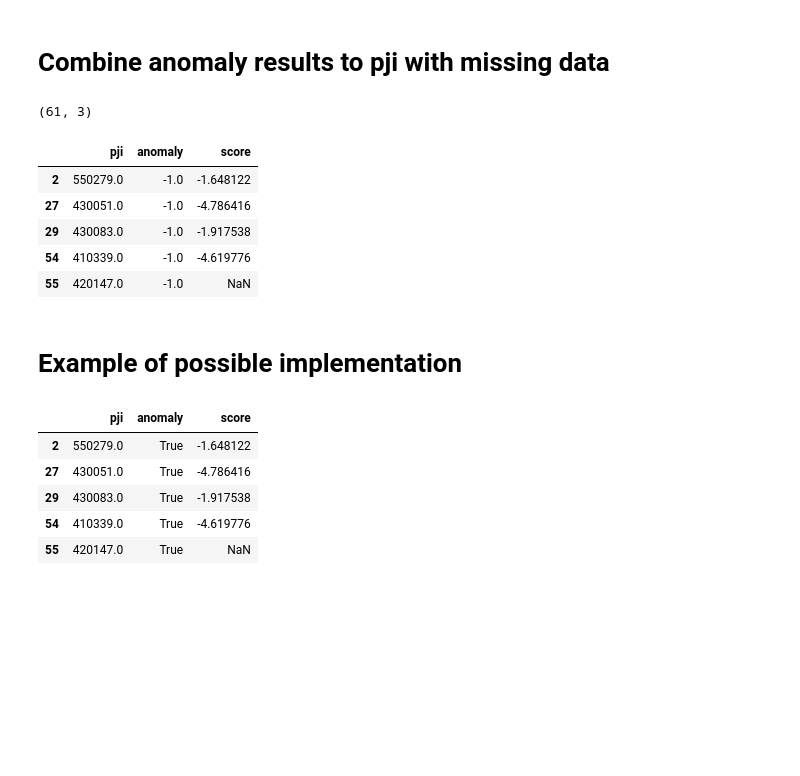
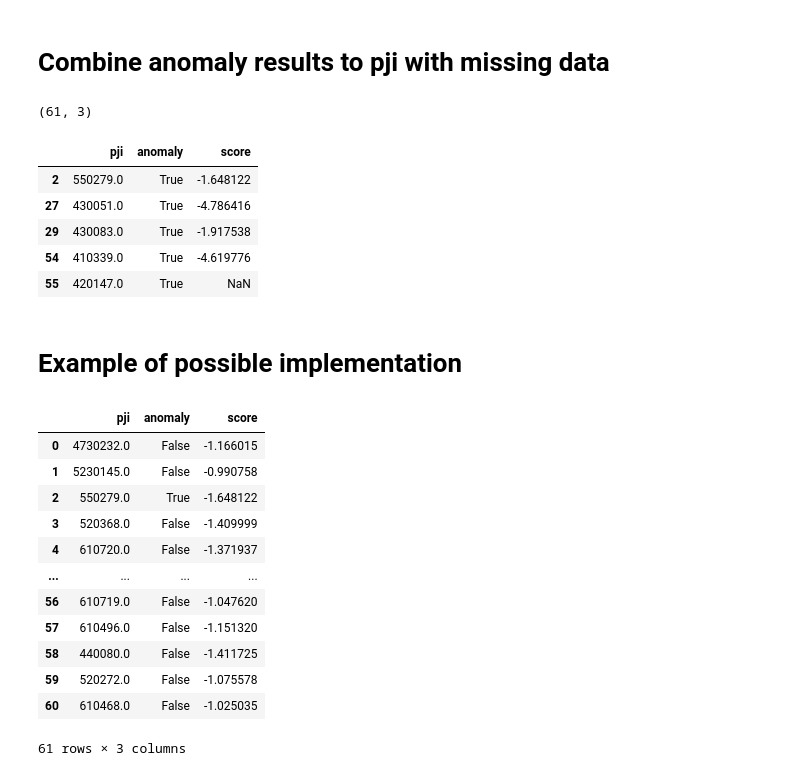
Before and after one commit to alixtc/Renault, a Jupyter notebook: notebooks/Anomaly detection.ipynb, the cells around one changed output. Drawn from its saved outputs; the diff is of its cells as text; code cells hidden in the pictures; blank space fills up the shorter version.

```diff
--- a/notebooks/Anomaly detection.ipynb
+++ b/notebooks/Anomaly detection.ipynb
@@ -257,16 +257,17 @@ global_results = pd.merge(global_results,
 
 # Fill NAs with anomaly (bad_pji with missing recordings)
 global_results.anomaly.fillna(value=-1, inplace=True)
+global_results.anomaly = (global_results.anomaly ==-1)
 print(global_results.shape)
-global_results[global_results.anomaly == -1]
+global_results[global_results.anomaly == True]
 # %% [output]
 (61, 3)
 |  | pji | anomaly | score |
-| 2 | 550279.0 | -1.0 | -1.648122 |
-| 27 | 430051.0 | -1.0 | -4.786416 |
-| 29 | 430083.0 | -1.0 | -1.917538 |
-| 54 | 410339.0 | -1.0 | -4.619776 |
-| 55 | 420147.0 | -1.0 | NaN |
+| 2 | 550279.0 | True | -1.648122 |
+| 27 | 430051.0 | True | -4.786416 |
+| 29 | 430083.0 | True | -1.917538 |
+| 54 | 410339.0 | True | -4.619776 |
+| 55 | 420147.0 | True | NaN |
 # %%
 global_results.to_csv('../data/inference_results_ATC.csv', index=False)
 # %% [markdown]
@@ -282,11 +283,18 @@ anomaly.filter_preprocess_test_data(test_reshaped)
 
 results = anomaly.return_predictions()
 # %%
-results[results.anomaly == True]
+results
 # %% [output]
 |  | pji | anomaly | score |
+| 0 | 4730232.0 | False | -1.166015 |
+| 1 | 5230145.0 | False | -0.990758 |
 | 2 | 550279.0 | True | -1.648122 |
-| 27 | 430051.0 | True | -4.786416 |
-| 29 | 430083.0 | True | -1.917538 |
-| 54 | 410339.0 | True | -4.619776 |
-| 55 | 420147.0 | True | NaN |
+| 3 | 520368.0 | False | -1.409999 |
+| 4 | 610720.0 | False | -1.371937 |
+| ... | ... | ... | ... |
+| 56 | 610719.0 | False | -1.047620 |
+| 57 | 610496.0 | False | -1.151320 |
+| 58 | 440080.0 | False | -1.411725 |
+| 59 | 520272.0 | False | -1.075578 |
+| 60 | 610468.0 | False | -1.025035 |
+61 rows × 3 columns
```
Also changed, not shown: parts of 1 cell of this notebook, 1 other file.
